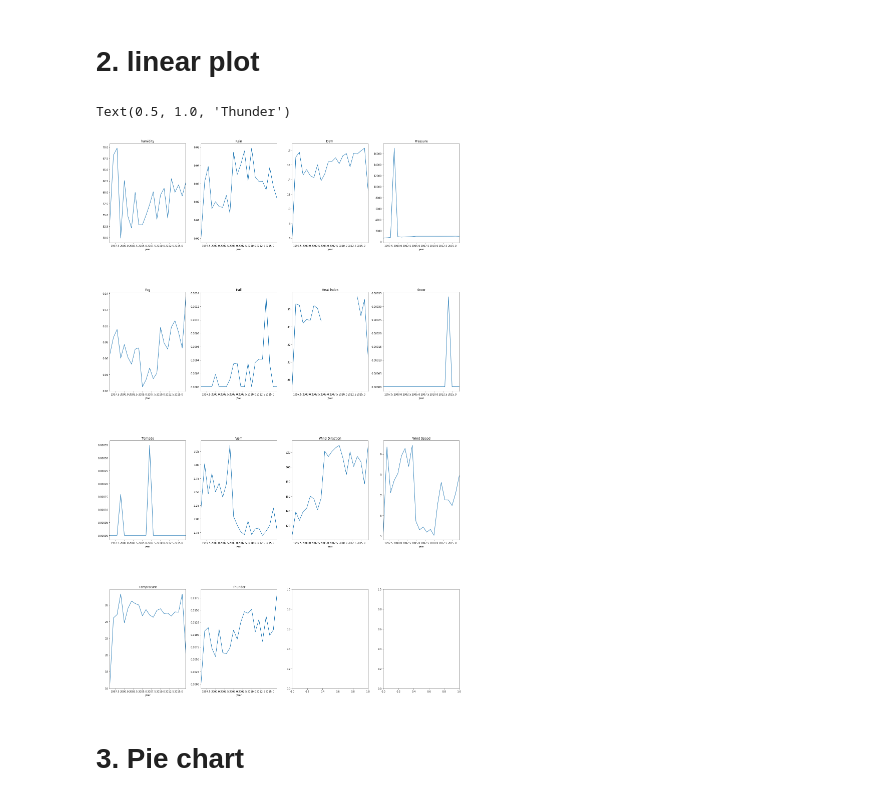
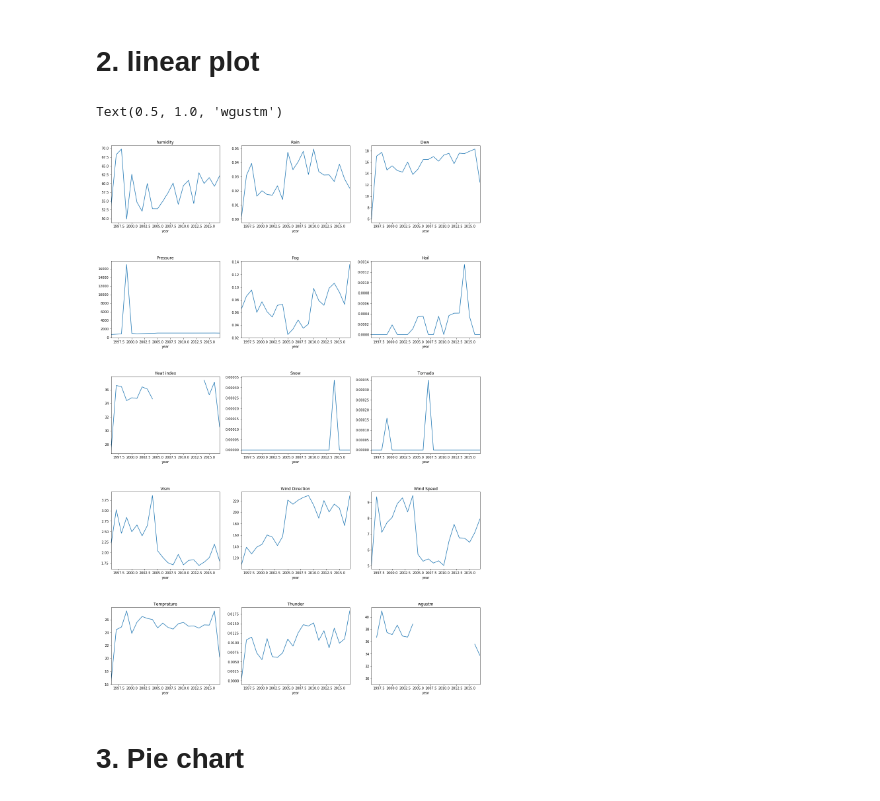
Before and after one commit to tanishm20/assignment4, a Jupyter notebook: Assingment 4 part 2.ipynb, the cells around one changed output. Drawn from its saved outputs; the diff is of its cells as text; code cells hidden in the pictures.

```diff
--- a/Assingment 4 part 2.ipynb
+++ b/Assingment 4 part 2.ipynb
@@ -52,39 +52,41 @@ data.head()
 # 2. linear plot
 # %%
 year_humi = data.groupby(data.year).mean()
-fig,axes = plt.subplots(nrows=4,ncols=4,figsize=(25,40))
+fig,axes = plt.subplots(nrows=5,ncols=3,figsize=(20,30))
 fig.subplots_adjust(hspace=0.5)
 year_humi['_hum'].plot(ax = axes[0,0])
 axes[0,0].set_title("humidity")
 year_humi['_rain'].plot(ax = axes[0,1])
 axes[0,1].set_title("Rain")
 year_humi['_dewptm'].plot(ax = axes[0,2])
 axes[0,2].set_title("Dew ")
-year_humi['_pressurem'].plot(ax = axes[0,3])
-axes[0,3].set_title("Pressure")
-year_humi['_fog'].plot(ax = axes[1,0])
-axes[1,0].set_title("Fog")
-year_humi['_hail'].plot(ax = axes[1,1])
-axes[1,1].set_title("Hail")
-year_humi['_heatindexm'].plot(ax = axes[1,2])
-axes[1,2].set_title("Heat index")
-year_humi['_snow'].plot(ax = axes[1,3])
-axes[1,3].set_title("Snow")
-year_humi['_tornado'].plot(ax = axes[2,0])
-axes[2,0].set_title("Tornado")
-year_humi['_vism'].plot(ax = axes[2,1])
-axes[2,1].set_title("Vism")
-year_humi['_wdird'].plot(ax = axes[2,2])
-axes[2,2].set_title("Wind Direction")
-year_humi['_wspdm'].plot(ax = axes[2,3])
-axes[2,3].set_title("Wind Speed")
-year_humi['_tempm'].plot(ax = axes[3,0])
-axes[3,0].set_title("Temprature")
-year_humi['_thunder'].plot(ax = axes[3,1])
-axes[3,1].set_title("Thunder")
+year_humi['_pressurem'].plot(ax = axes[1,0])
+axes[1,0].set_title("Pressure")
+year_humi['_fog'].plot(ax = axes[1,1])
+axes[1,1].set_title("Fog")
+year_humi['_hail'].plot(ax = axes[1,2])
+axes[1,2].set_title("Hail")
+year_humi['_heatindexm'].plot(ax = axes[2,0])
+axes[2,0].set_title("Heat index")
+year_humi['_snow'].plot(ax = axes[2,1])
+axes[2,1].set_title("Snow")
+year_humi['_tornado'].plot(ax = axes[2,2])
+axes[2,2].set_title("Tornado")
+year_humi['_vism'].plot(ax = axes[3,0])
+axes[3,0].set_title("Vism")
+year_humi['_wdird'].plot(ax = axes[3,1])
+axes[3,1].set_title("Wind Direction")
+year_humi['_wspdm'].plot(ax = axes[3,2])
+axes[3,2].set_title("Wind Speed")
+year_humi['_tempm'].plot(ax = axes[4,0])
+axes[4,0].set_title("Temprature")
+year_humi['_thunder'].plot(ax = axes[4,1])
+axes[4,1].set_title("Thunder")
+year_humi['_wgustm'].plot(ax = axes[4,2])
+axes[4,2].set_title("wgustm")
 # %% [output]
-Text(0.5, 1.0, 'Thunder')
+Text(0.5, 1.0, 'wgustm')
-[figure, old version]
+[figure, new version]
 # %% [markdown]
 # 3. Pie chart
 # %%
```
Also changed, not shown: parts of 1 cell of this notebook.
